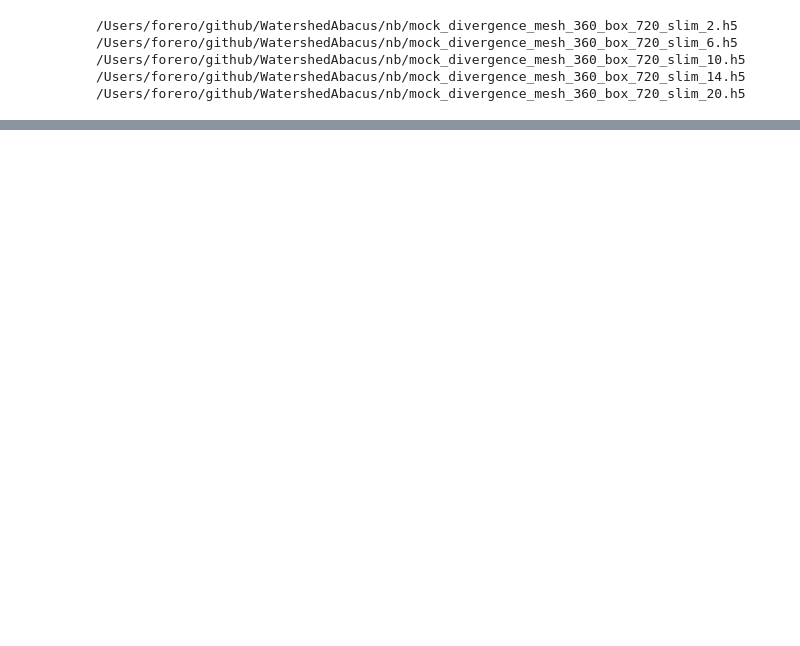
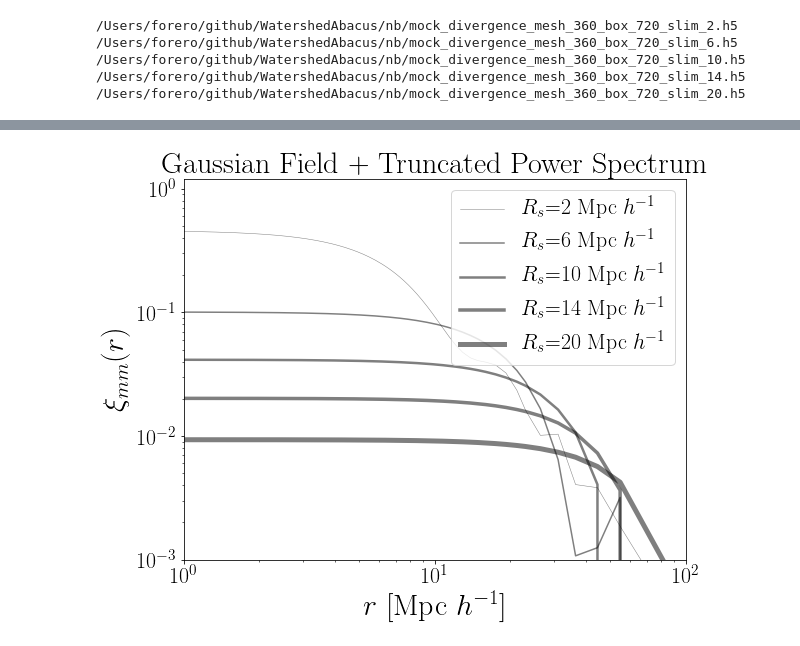
Before and after one commit to astroandes/WatershedDivergenceSuperclusters, a Jupyter notebook: nb/power_spectrum.ipynb, the cells around one changed output, grey strips where cells are left out. Saved outputs shown, nothing was run; the diff lists cells and outputs as text; code cells hidden in the pictures; blank space fills up the shorter version.

```diff
--- a/nb/power_spectrum.ipynb
+++ b/nb/power_spectrum.ipynb
@@ -132,0 +134,20 @@ plt.savefig("plot_power_spectrum_field_rs.pdf", bbox_inches='tight')
+# %%
+def corr_func(Pk, k):
+    r = 1.0/k[1:-1]
+    cf = np.zeros(len(r))
+    print(len(r))
+    for i in range(len(r)):
+        y = Pk[1:-1] * (k[1:-1]**2) * np.sin(k[1:-1]*r[i])/(k[1:-1]*r[i])
+        x = k[1:-1]
+        cf[i] = scipy.integrate.simps(y, x)
+    cf = cf/(2.0*np.pi**2)
+
+    i_min = np.argmin(np.abs(cf-cf[-1]*0.77))
+    half_r = r[i_min]
+    sigma_half_r = np.abs(r[i_min+1]-r[i_min-1])
+    print(cf[-1], cf[0], half_r)
+    return {'cf':cf, 'r':r, 'half_r':half_r,'sigma_half_r':sigma_half_r}
+# %%
+cf = {}
+for k in pk.keys():
+    cf[k] = corr_func(pk[k]['Pk'], pk[k]['k'])
@@ -132,0 +175,21 @@ plt.savefig("plot_power_spectrum_field_rs.pdf", bbox_inches='tight')
+# %%
+plt.figure(figsize=(9,7))
+
+sigmas = [1.0, 3.0, 5.0, 7.0, 10.0]
+for sigma in sigmas:
+    plt.loglog(cf['mock_720_{:.1f}'.format(sigma)]['r'],
+               cf['mock_720_{:.1f}'.format(sigma)]['cf'],
+               label="$R_s$={:.0f} Mpc $h^{{-1}}$".format(2*sigma),
+              linewidth=sigma/2.0, color='black', alpha=0.5)
+
+
+# format the axes
+plt.xlabel(r"$r$ [$\mathrm{Mpc}\ h^{-1}$]")
+plt.ylabel(r"$\xi_{mm}(r)$")
+plt.legend(fontsize=SMALL_SIZE, loc=1)
+plt.xlim(1.0, 1E2)
+plt.ylim(1E-3,1.2E0)
+plt.title("Gaussian Field + Truncated Power Spectrum")
+plt.savefig("plot_corrfunc_field_rs.pdf", bbox_inches='tight')
+# %% [output]
+[figure, added]
```
Also changed, not shown: parts of 9 cells of this notebook.
